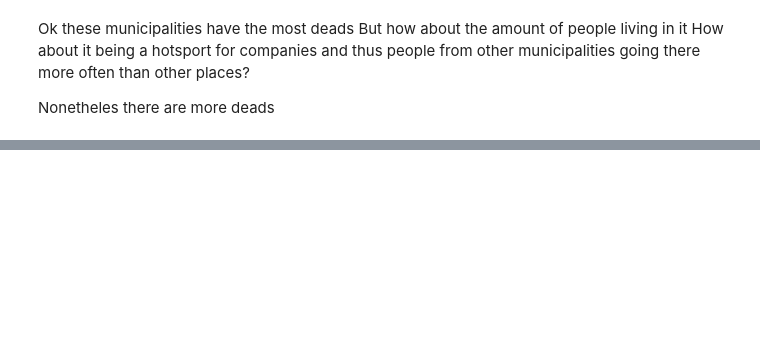
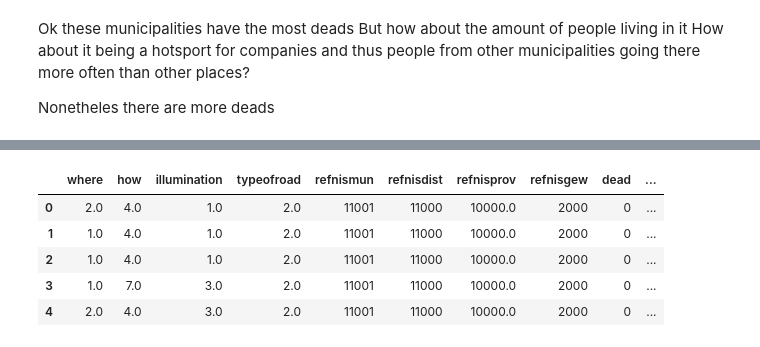
Before and after one commit to rluyck/Road_accidents_Belgium, a Jupyter notebook: Road_accidents_BE_2005_2018.ipynb, the cells around one changed output, grey strips where cells are left out. Cells and saved outputs as stored; diff of their text form; code cells hidden in the pictures; blank space fills up the shorter version.

```diff
--- a/Road_accidents_BE_2005_2018.ipynb
+++ b/Road_accidents_BE_2005_2018.ipynb
@@ -929,2 +1553,9 @@ fig.savefig('mean_accidents_mort_inj_over_time.png', dpi=100)
 # %%
-df_accidents.head(1)
+df_accidents.head()
+# %% [output]
+|  | where | how | illumination | typeofroad | refnismun | refnisdist | refnisprov | refnisgew | dead | ... |
+| 0 | 2.0 | 4.0 | 1.0 | 2.0 | 11001 | 11000 | 10000.0 | 2000 | 0 | ... |
+| 1 | 1.0 | 4.0 | 1.0 | 2.0 | 11001 | 11000 | 10000.0 | 2000 | 0 | ... |
+| 2 | 1.0 | 4.0 | 1.0 | 2.0 | 11001 | 11000 | 10000.0 | 2000 | 0 | ... |
+| 3 | 1.0 | 7.0 | 3.0 | 2.0 | 11001 | 11000 | 10000.0 | 2000 | 0 | ... |
+| 4 | 2.0 | 4.0 | 3.0 | 2.0 | 11001 | 11000 | 10000.0 | 2000 | 0 | ... |
```
Also changed, not shown: parts of 107 cells of this notebook, 4 other files.
